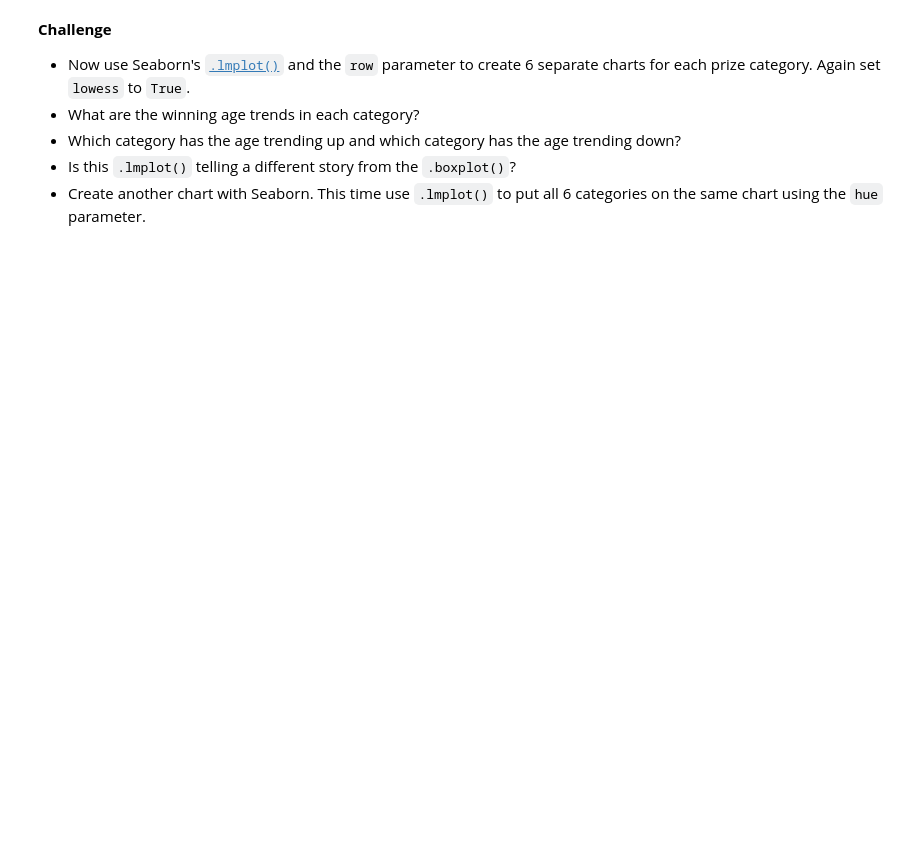
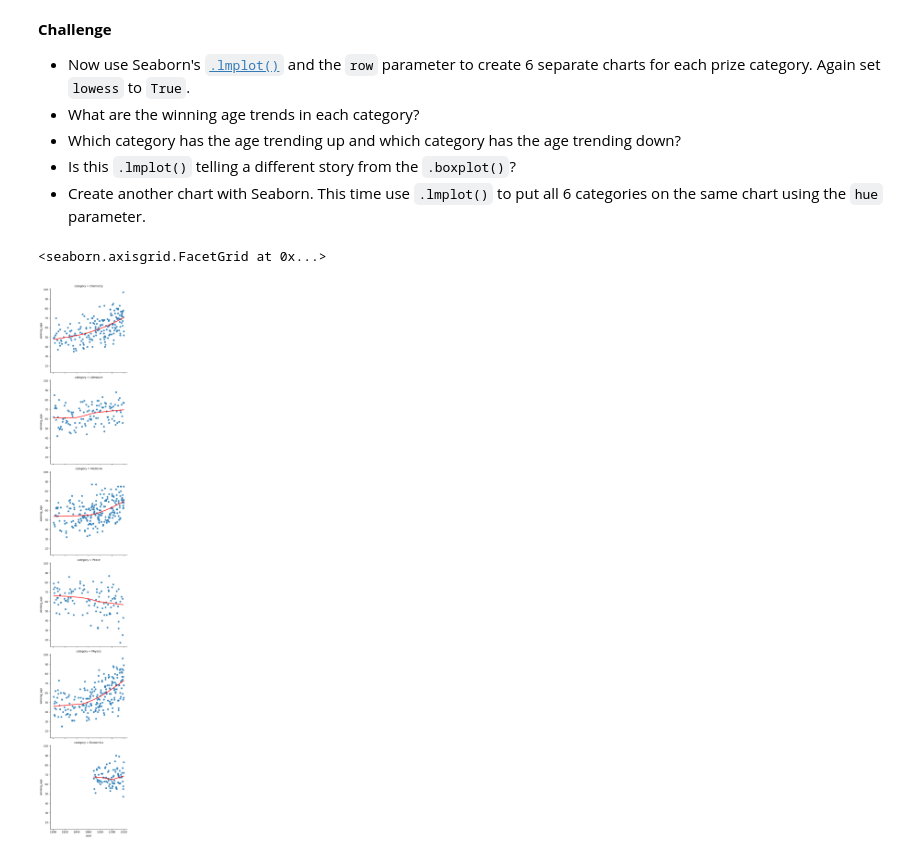
Before and after one commit to liamfrager/Python-Practice, a Jupyter notebook: 79 Nobel Prize Analysis/Nobel_Prize_Analysis_(start).ipynb, the cells around one changed output. Cells and saved outputs as stored; diff of their text form; code cells hidden in the pictures; blank space fills up the shorter version.

```diff
--- a/79 Nobel Prize Analysis/Nobel_Prize_Analysis_(start).ipynb
+++ b/79 Nobel Prize Analysis/Nobel_Prize_Analysis_(start).ipynb
@@ -545,3 +720,15 @@ How does the age of laureates vary by category?
 * Which category has the age trending up and which category has the age trending down?
 * Is this `.lmplot()` telling a different story from the `.boxplot()`?
 * Create another chart with Seaborn. This time use `.lmplot()` to put all 6 categories on the same chart using the `hue` parameter.
+# %%
+sns.lmplot(
+    df_data.dropna(subset=['winning_age']),
+    x='year',
+    y='winning_age',
+    row='category',
+    line_kws={'color': 'red'},
+    lowess=True
+)
+# %% [output]
+<seaborn.axisgrid.FacetGrid at 0x...>
+[figure, added]
```
Also changed, not shown: parts of 21 cells of this notebook.
